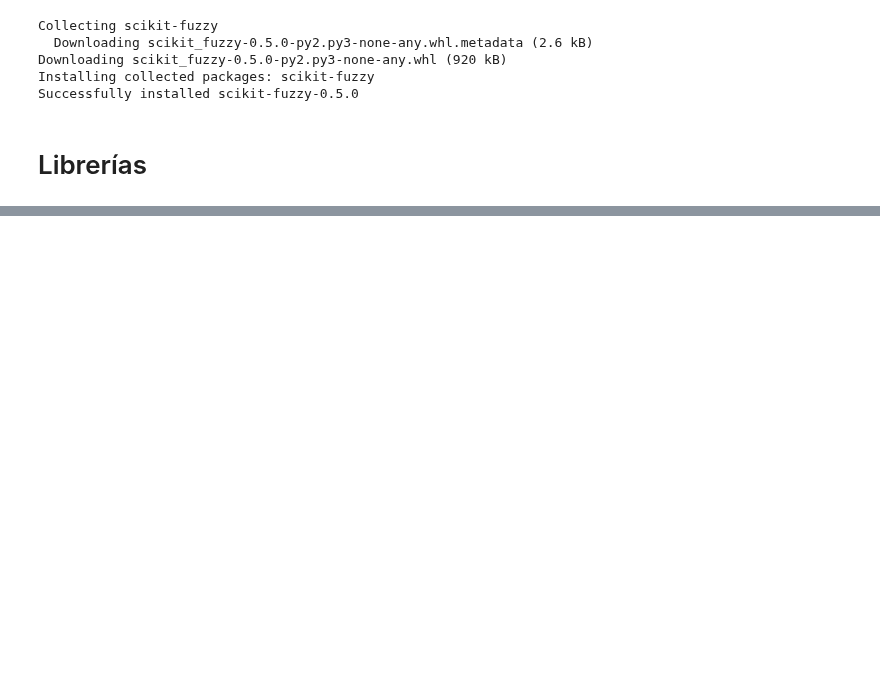
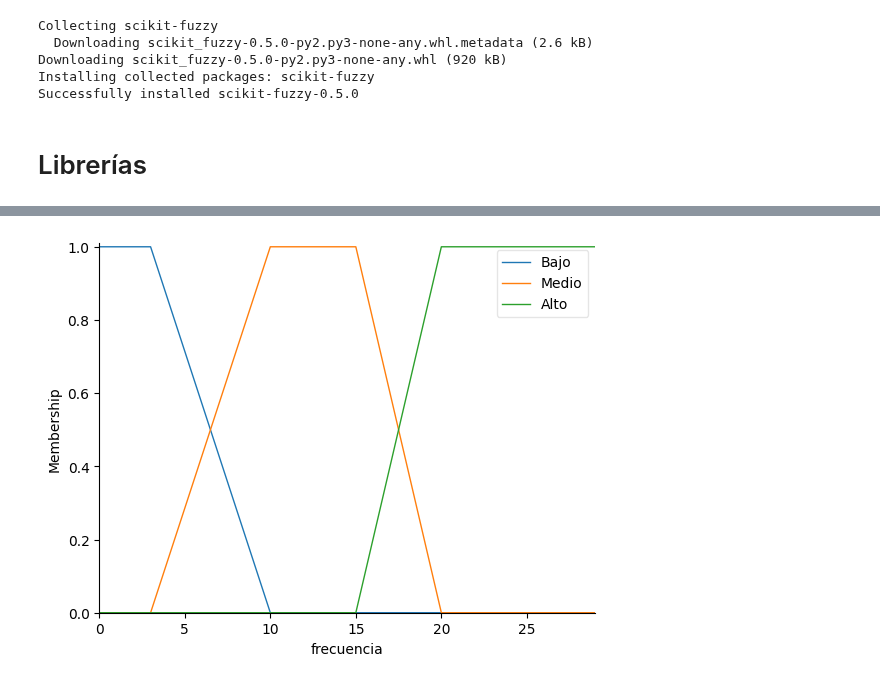
Before and after one commit to DeisyData/BIT_IA_Bootcamp, a Jupyter notebook: S9_C4_FuzzyLogic.ipynb, the cells around one changed output, grey strips where cells are left out. Cells and saved outputs as stored; diff of their text form; code cells hidden in the pictures; blank space fills up the shorter version.

```diff
--- a/S9_C4_FuzzyLogic.ipynb
+++ b/S9_C4_FuzzyLogic.ipynb
@@ -25,0 +36,8 @@ Paso 1. Variables de Entrada
+# %%
+frecuencia = ctrl.Antecedent(np.arange(0,30,1),'frecuencia')
+frecuencia['Bajo'] = fuzz.trapmf(frecuencia.universe,[0,0,3,10]) # Trap: trapezoidal mf: membershio funtion
+frecuencia['Medio'] = fuzz.trapmf(frecuencia.universe,[3,10,15,20])
+frecuencia['Alto'] = fuzz.trapmf(frecuencia.universe,[15,20,30,30])
+frecuencia.view()
+# %% [output]
+[figure, added]
```
Also changed, not shown: parts of 3 cells of this notebook.
